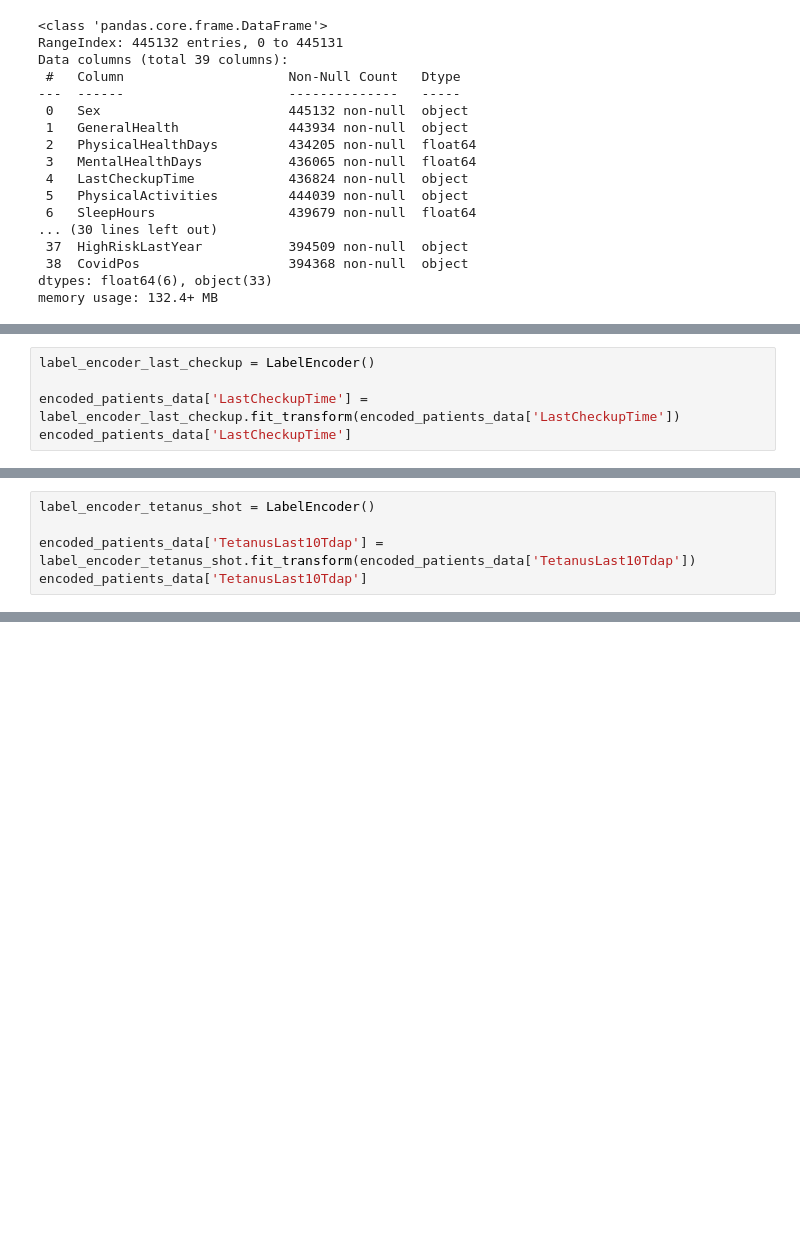
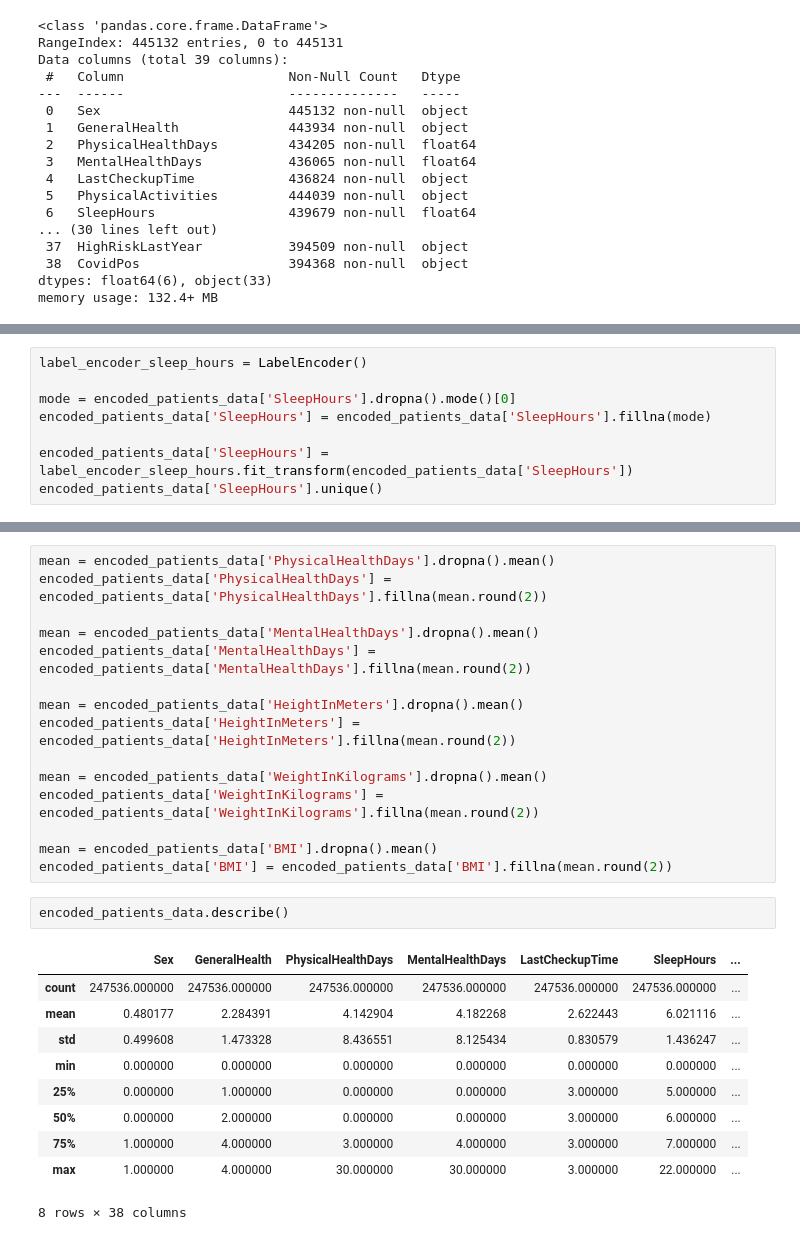
Before and after one commit to belcogo/data-analysis-for-machine-learning, a Jupyter notebook: demo.ipynb, the cells around one changed output, grey strips where cells are left out. Cells and saved outputs as stored; diff of their text form; blank space fills up the shorter version.

```diff
--- a/demo.ipynb
+++ b/demo.ipynb
@@ -108,5 +90,0 @@ dtype: int64
-# %%
-label_encoder_last_checkup = LabelEncoder()
-
-encoded_patients_data['LastCheckupTime'] = label_encoder_last_checkup.fit_transform(encoded_patients_data['LastCheckupTime'])
-encoded_patients_data['LastCheckupTime']
@@ -148,5 +90,0 @@ dtype: int64
-# %%
-label_encoder_tetanus_shot = LabelEncoder()
-
-encoded_patients_data['TetanusLast10Tdap'] = label_encoder_tetanus_shot.fit_transform(encoded_patients_data['TetanusLast10Tdap'])
-encoded_patients_data['TetanusLast10Tdap']
@@ -215,0 +91,8 @@ array([nan, 'None of them', '1 to 5', '6 or more, but not all', 'All'],
+# %%
+label_encoder_sleep_hours = LabelEncoder()
+
+mode = encoded_patients_data['SleepHours'].dropna().mode()[0]
+encoded_patients_data['SleepHours'] = encoded_patients_data['SleepHours'].fillna(mode)
+
+encoded_patients_data['SleepHours'] = label_encoder_sleep_hours.fit_transform(encoded_patients_data['SleepHours'])
+encoded_patients_data['SleepHours'].unique()
@@ -215,0 +208,28 @@ array([nan, 'None of them', '1 to 5', '6 or more, but not all', 'All'],
+# %%
+mean = encoded_patients_data['PhysicalHealthDays'].dropna().mean()
+encoded_patients_data['PhysicalHealthDays'] = encoded_patients_data['PhysicalHealthDays'].fillna(mean.round(2))
+
+mean = encoded_patients_data['MentalHealthDays'].dropna().mean()
+encoded_patients_data['MentalHealthDays'] = encoded_patients_data['MentalHealthDays'].fillna(mean.round(2))
+
+mean = encoded_patients_data['HeightInMeters'].dropna().mean()
+encoded_patients_data['HeightInMeters'] = encoded_patients_data['HeightInMeters'].fillna(mean.round(2))
+
+mean = encoded_patients_data['WeightInKilograms'].dropna().mean()
+encoded_patients_data['WeightInKilograms'] = encoded_patients_data['WeightInKilograms'].fillna(mean.round(2))
+
+mean = encoded_patients_data['BMI'].dropna().mean()
+encoded_patients_data['BMI'] = encoded_patients_data['BMI'].fillna(mean.round(2))
+# %%
+encoded_patients_data.describe()
+# %% [output]
+|  | Sex | GeneralHealth | PhysicalHealthDays | MentalHealthDays | LastCheckupTime | SleepHours | ... |
+| count | 247536.000000 | 247536.000000 | 247536.000000 | 247536.000000 | 247536.000000 | 247536.000000 | ... |
+| mean | 0.480177 | 2.284391 | 4.142904 | 4.182268 | 2.622443 | 6.021116 | ... |
+| std | 0.499608 | 1.473328 | 8.436551 | 8.125434 | 0.830579 | 1.436247 | ... |
+| min | 0.000000 | 0.000000 | 0.000000 | 0.000000 | 0.000000 | 0.000000 | ... |
+| 25% | 0.000000 | 1.000000 | 0.000000 | 0.000000 | 3.000000 | 5.000000 | ... |
+| 50% | 0.000000 | 2.000000 | 0.000000 | 0.000000 | 3.000000 | 6.000000 | ... |
+| 75% | 1.000000 | 4.000000 | 3.000000 | 4.000000 | 3.000000 | 7.000000 | ... |
+| max | 1.000000 | 4.000000 | 30.000000 | 30.000000 | 3.000000 | 22.000000 | ... |
+8 rows × 38 columns
```
Also changed, not shown: parts of 26 cells of this notebook.
